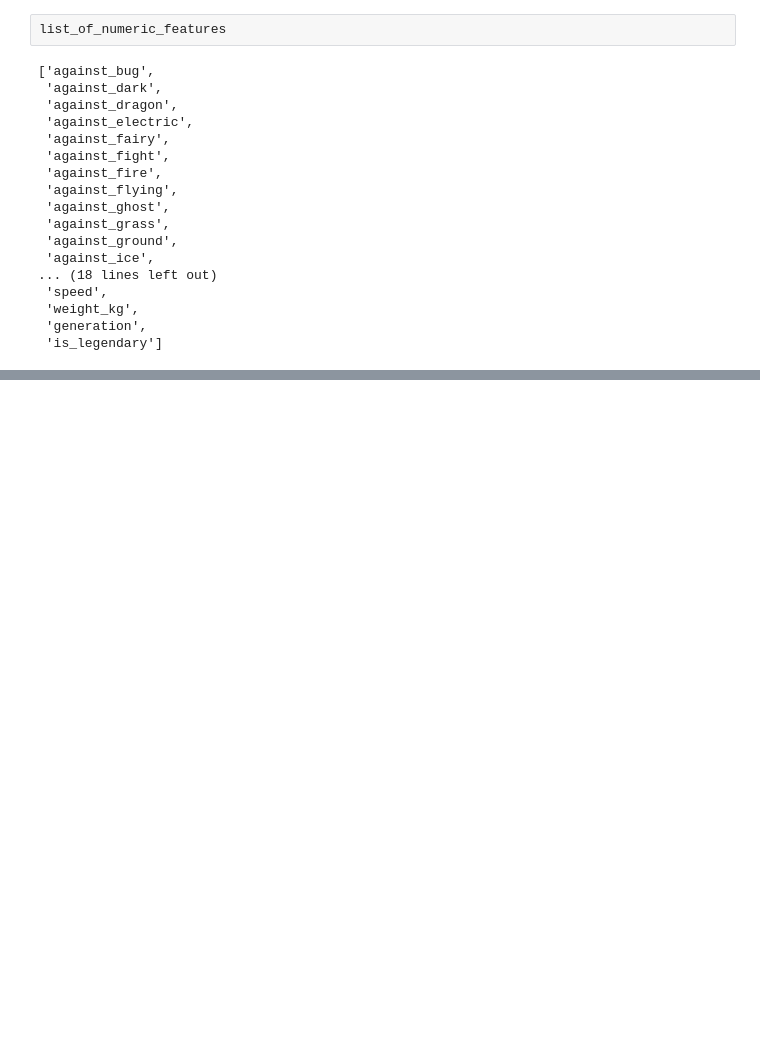
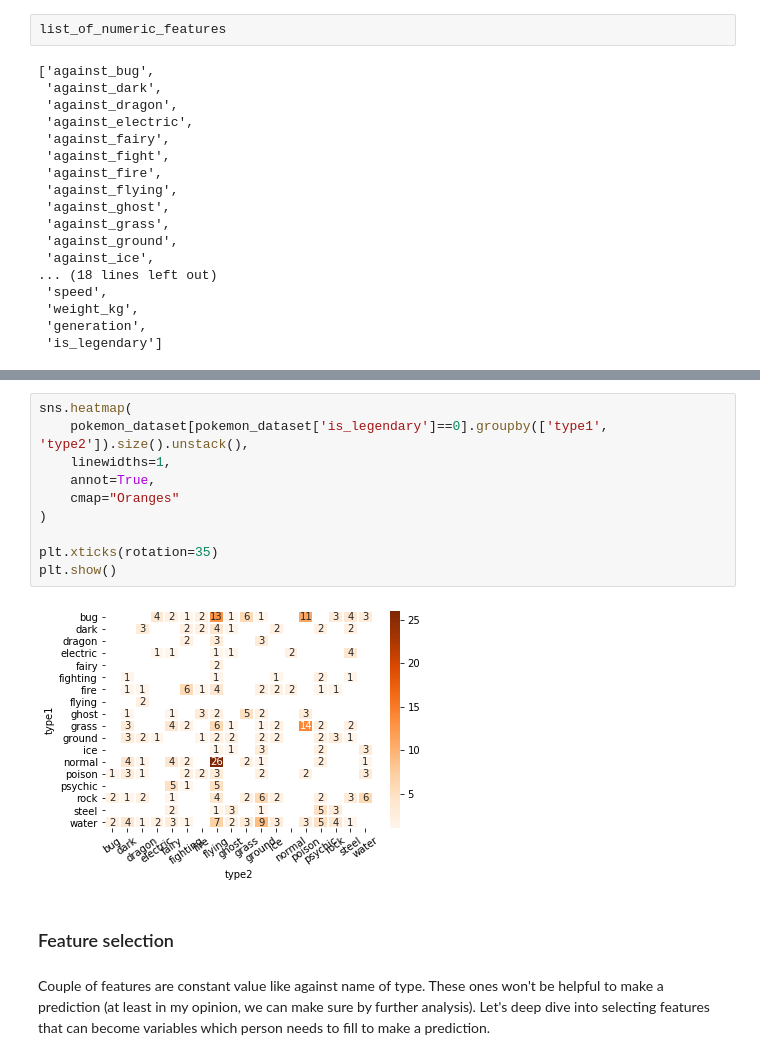
Before and after one commit to darszam/WhatMakesPokemonLegendary, a Jupyter notebook: WhatMakesPokemonLegendary.ipynb, the cells around one changed output, grey strips where cells are left out. Drawn from its saved outputs; the diff is of its cells as text; blank space fills up the shorter version.

```diff
--- a/WhatMakesPokemonLegendary.ipynb
+++ b/WhatMakesPokemonLegendary.ipynb
@@ -293,0 +370,16 @@ To do >>heatmap
+# %%
+sns.heatmap(
+    pokemon_dataset[pokemon_dataset['is_legendary']==0].groupby(['type1', 'type2']).size().unstack(),
+    linewidths=1,
+    annot=True,
+    cmap="Oranges"
+)
+
+plt.xticks(rotation=35)
+plt.show()
+# %% [output]
+[figure, added]
+# %% [markdown]
+### Feature selection
+# %% [markdown]
+Couple of features are constant value like against name of type. These ones won't be helpful to make a prediction (at least in my opinion, we can make sure by further analysis). Let's deep dive into selecting features that can become variables which person needs to fill to make a prediction.
```
Also changed, not shown: parts of 12 cells of this notebook.
